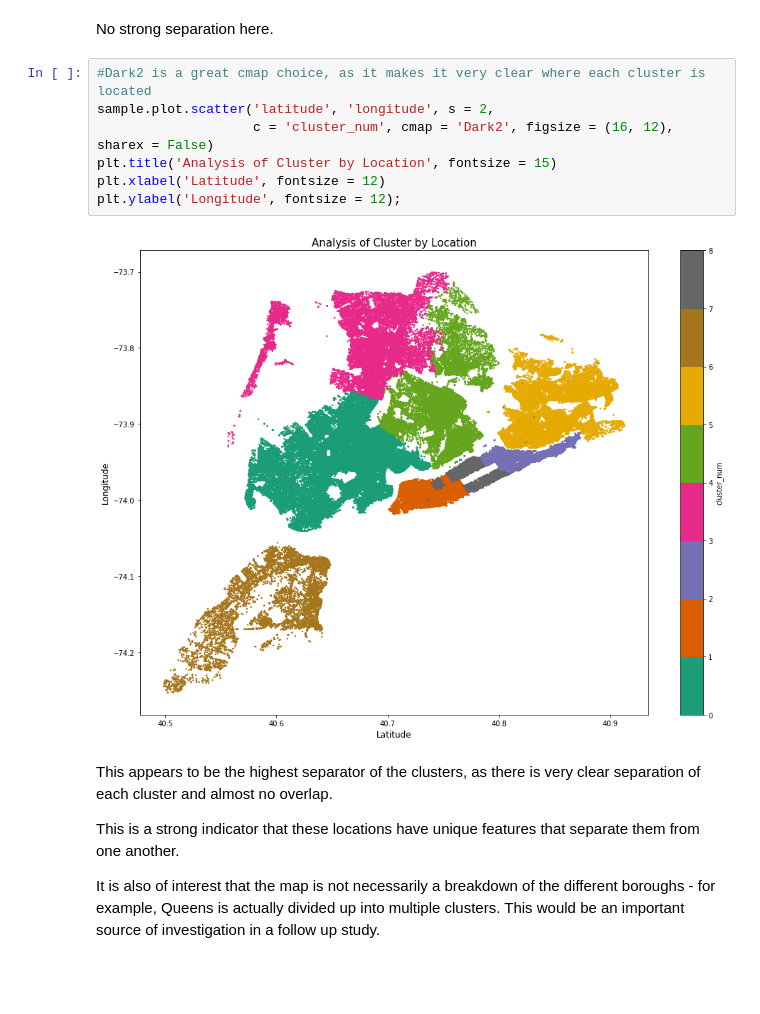
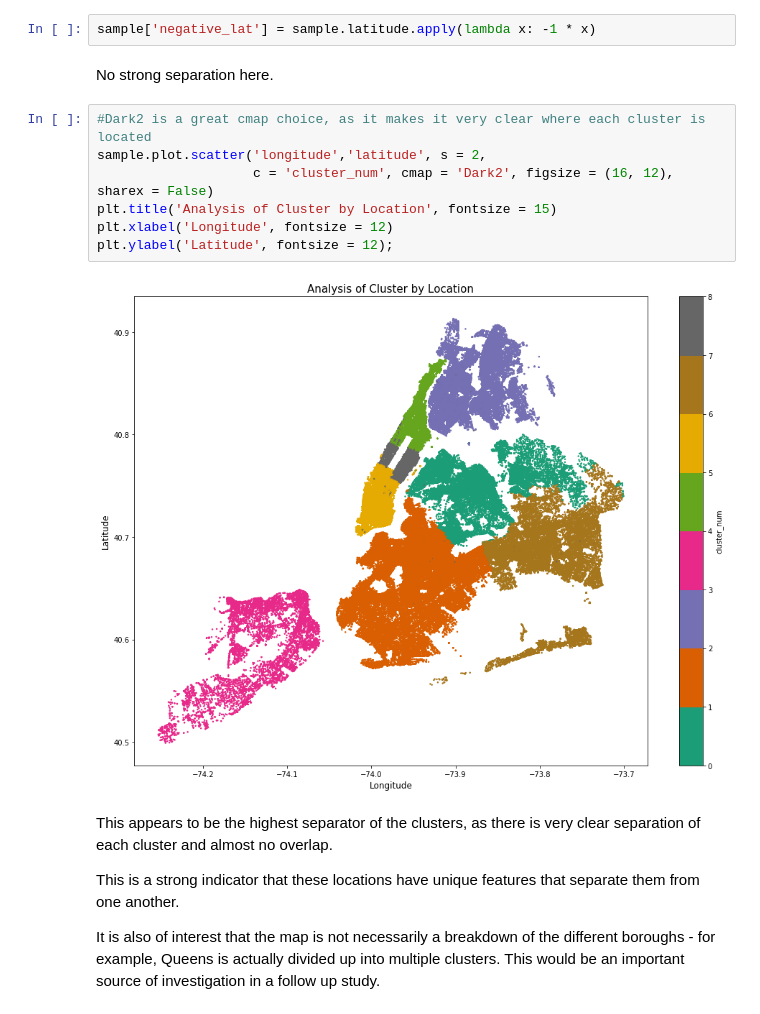
Before and after one commit to tlunderwood2014/nyc_crime_analysis, a Jupyter notebook: Crime_Analysis.ipynb, the cells around one changed output. Drawn from its saved outputs; the diff is of its cells as text; blank space fills up the shorter version.

Commit message:
Rotated the cluster image

```diff
--- a/Crime_Analysis.ipynb
+++ b/Crime_Analysis.ipynb
@@ -373,17 +373,19 @@ plt.xlabel('Adjusted Gross Income (AGI)', fontsize = 12)
 plt.ylabel('Population', fontsize = 12);
 # %% [output]
 [figure]
+# %%
+sample['negative_lat'] = sample.latitude.apply(lambda x: -1 * x)
 # %% [markdown]
 No strong separation here.
 # %%
 #Dark2 is a great cmap choice, as it makes it very clear where each cluster is located
-sample.plot.scatter('latitude', 'longitude', s = 2,
+sample.plot.scatter('longitude','latitude', s = 2,
                     c = 'cluster_num', cmap = 'Dark2', figsize = (16, 12), sharex = False)
 plt.title('Analysis of Cluster by Location', fontsize = 15)
-plt.xlabel('Latitude', fontsize = 12)
-plt.ylabel('Longitude', fontsize = 12);
+plt.xlabel('Longitude', fontsize = 12)
+plt.ylabel('Latitude', fontsize = 12);
 # %% [output]
-[figure, old version]
+[figure, new version]
 # %% [markdown]
 This appears to be the highest separator of the clusters, as there is very clear separation of each cluster and almost no overlap.
 
```
Also changed, not shown: parts of 3 cells of this notebook.
